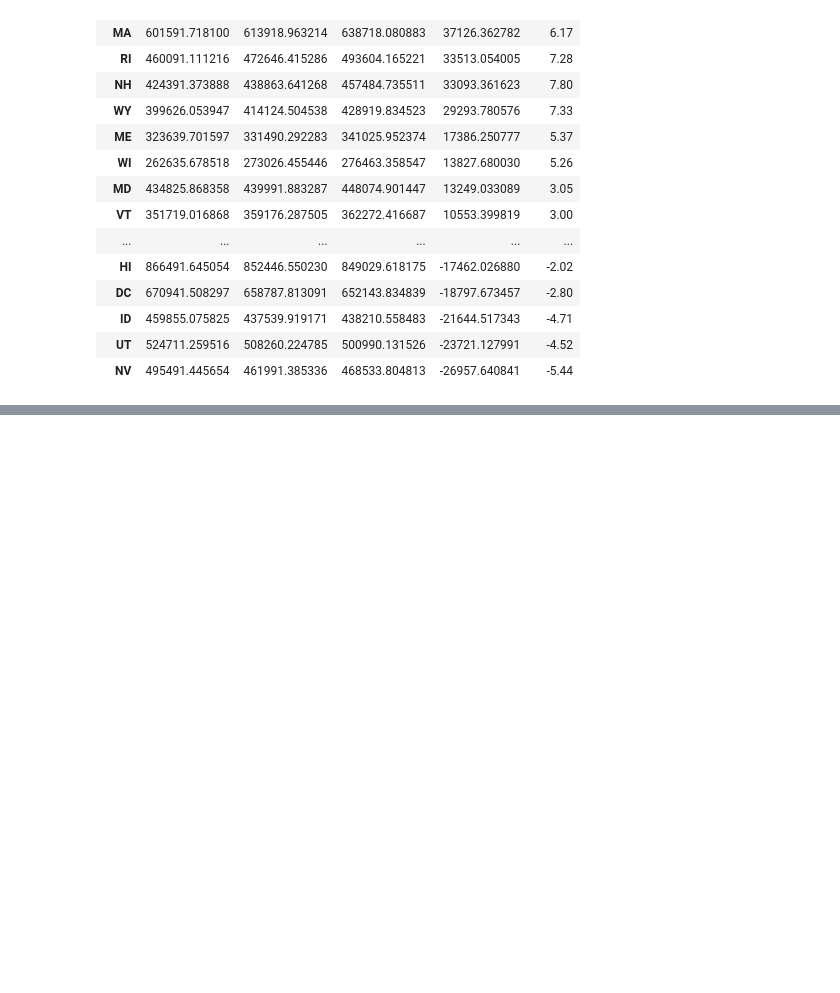
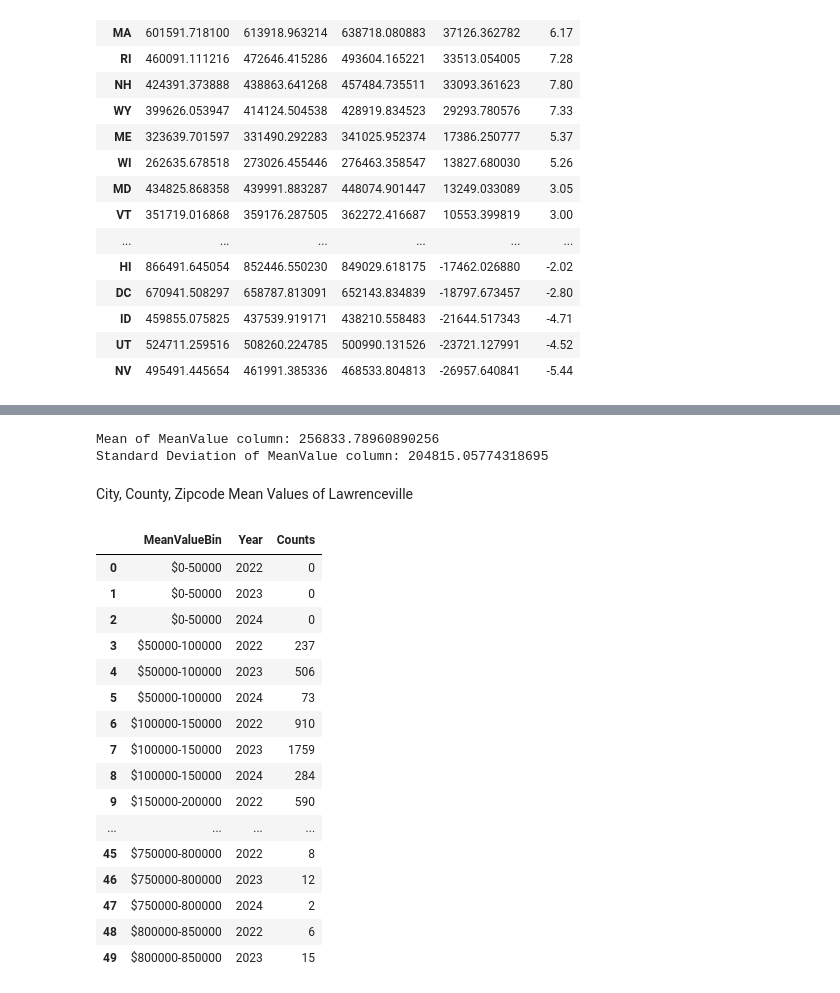
Before and after one commit to cdmoseley/Housing_Zillow, a Jupyter notebook: Housing_Zillow.ipynb, the cells around one changed output, grey strips where cells are left out. Drawn from its saved outputs; the diff is of its cells as text; code cells hidden in the pictures; blank space fills up the shorter version.

```diff
--- a/Housing_Zillow.ipynb
+++ b/Housing_Zillow.ipynb
@@ -403,0 +465,41 @@ Sorted_Newest
+# %%
+# Calculate mean and standard deviation of the MeanValue column
+mean_mean_value = filtered_data_ga["MeanValue"].mean()
+std_dev_mean_value = filtered_data_ga["MeanValue"].std()
+
+print("Mean of MeanValue column:", mean_mean_value)
+print("Standard Deviation of MeanValue column:", std_dev_mean_value)
+# %% [output]
+Mean of MeanValue column: 256833.78960890256
+Standard Deviation of MeanValue column: 204815.05774318695
+# %% [markdown]
+City, County, Zipcode
+Mean Values of Lawrenceville
+# %%
+# Filter the DataFrame to include only mean value brackets with counts for both 2022 and 2024
+mean_value_brackets_with_counts = grouped_data_ga.groupby('MeanValueBin')['Year'].apply(lambda x: (2022 in x.values) and (2024 in x.values)).reset_index(name='BothYears')
+mean_value_brackets_with_counts = mean_value_brackets_with_counts[mean_value_brackets_with_counts['BothYears']]
+
+# Filter the original DataFrame based on mean value brackets with counts for both 2022 and 2024
+filtered_df = grouped_data_ga[grouped_data_ga['MeanValueBin'].isin(mean_value_brackets_with_counts['MeanValueBin'])]
+
+# Display the filtered DataFrame
+filtered_df.head(50)
+# %% [output]
+|  | MeanValueBin | Year | Counts |
+| 0 | $0-50000 | 2022 | 0 |
+| 1 | $0-50000 | 2023 | 0 |
+| 2 | $0-50000 | 2024 | 0 |
+| 3 | $50000-100000 | 2022 | 237 |
+| 4 | $50000-100000 | 2023 | 506 |
+| 5 | $50000-100000 | 2024 | 73 |
+| 6 | $100000-150000 | 2022 | 910 |
+| 7 | $100000-150000 | 2023 | 1759 |
+| 8 | $100000-150000 | 2024 | 284 |
+| 9 | $150000-200000 | 2022 | 590 |
+| ... | ... | ... | ... |
+| 45 | $750000-800000 | 2022 | 8 |
+| 46 | $750000-800000 | 2023 | 12 |
+| 47 | $750000-800000 | 2024 | 2 |
+| 48 | $800000-850000 | 2022 | 6 |
+| 49 | $800000-850000 | 2023 | 15 |
```
Also changed, not shown: parts of 10 cells of this notebook, 2 other files.
